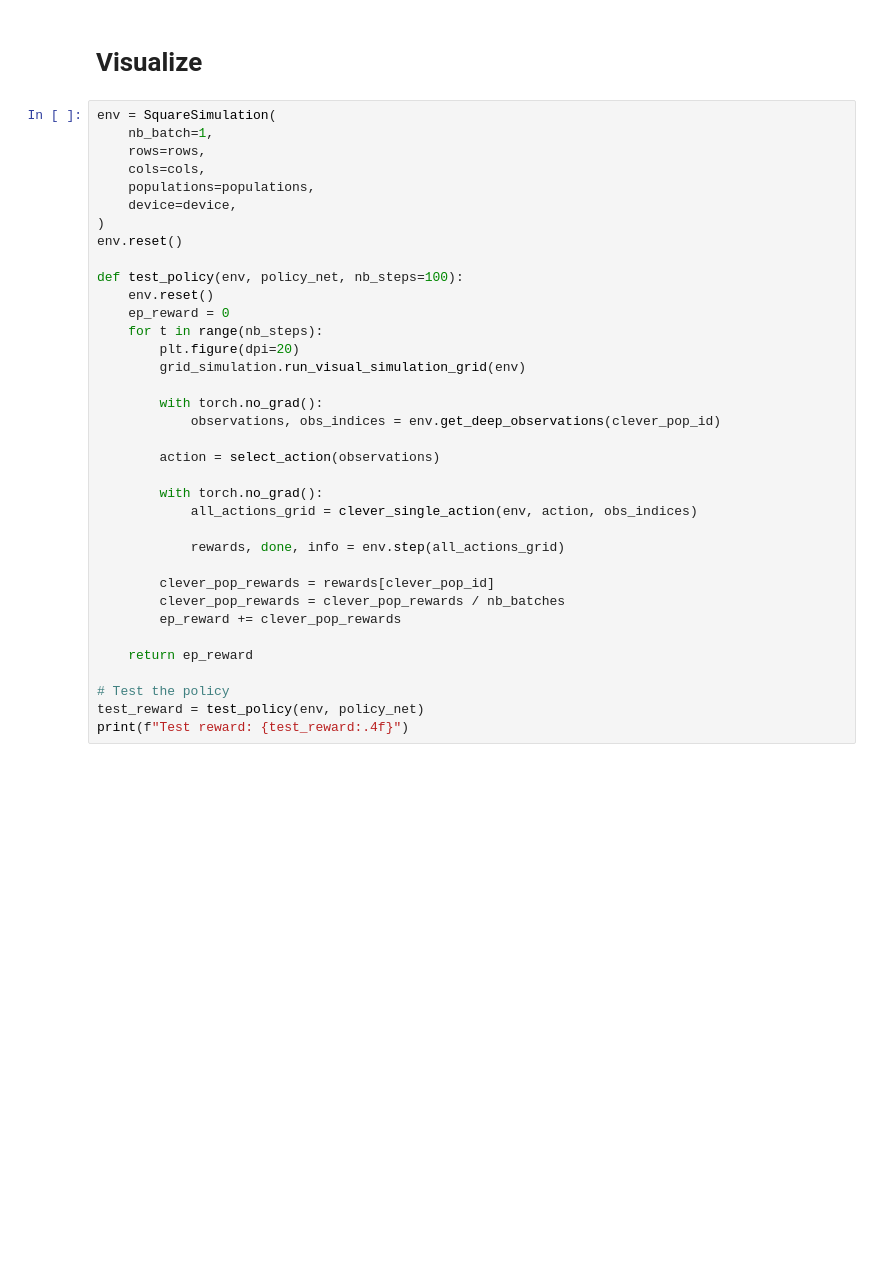
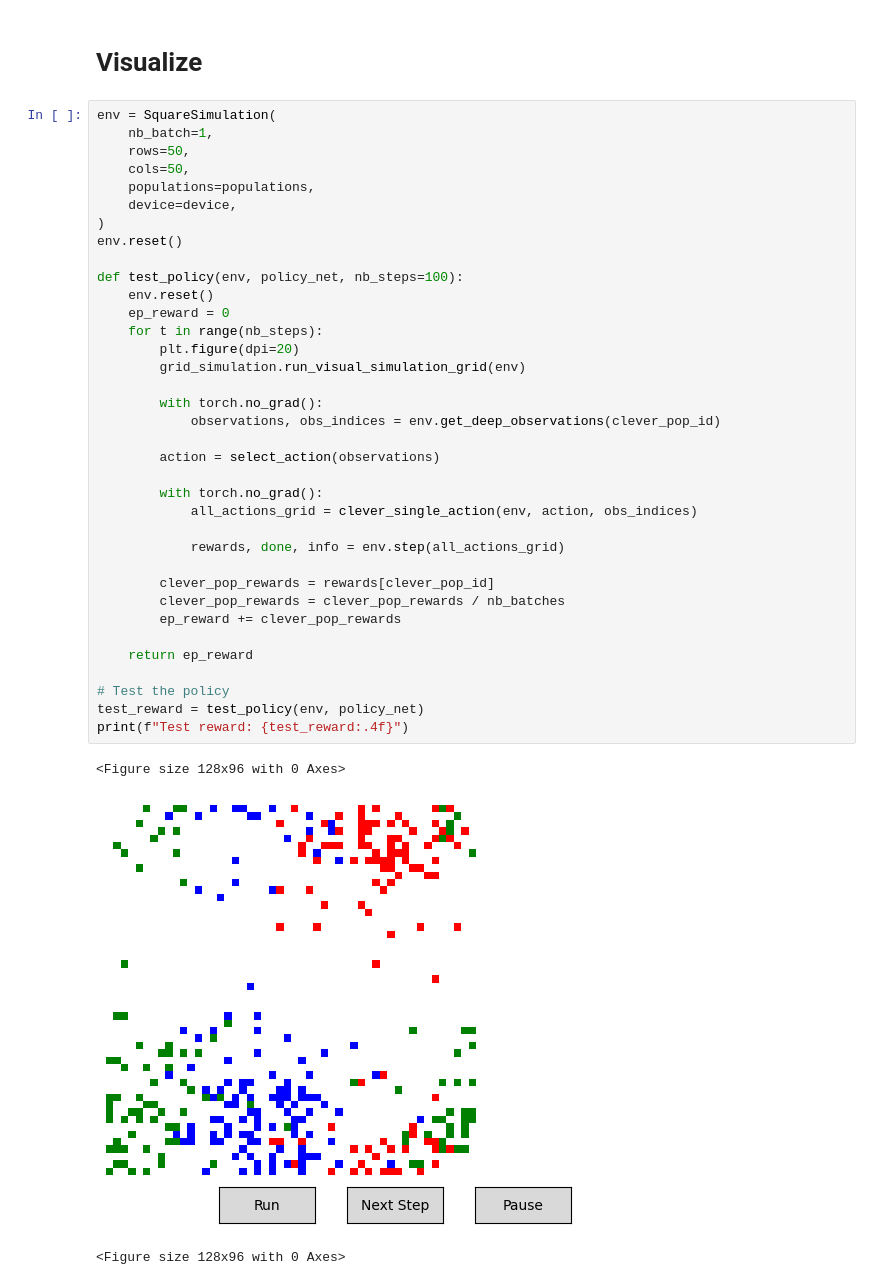
Before and after one commit to theS3b/SHS-Life-Science-Philosophy-Altruism, a Jupyter notebook: Grid Simulation/cuda_env_project/Agent.ipynb, the cells around one changed output. Saved outputs shown, nothing was run; the diff lists cells and outputs as text; blank space fills up the shorter version.

```diff
--- a/Grid Simulation/cuda_env_project/Agent.ipynb
+++ b/Grid Simulation/cuda_env_project/Agent.ipynb
@@ -261,36 +335,40 @@ torch.save(policy_net.state_dict(), "policy_net.pth")
 # %%
 env = SquareSimulation(
     nb_batch=1,
-    rows=rows,
-    cols=cols,
+    rows=50,
+    cols=50,
     populations=populations,
     device=device,
 )
 env.reset()
 
 def test_policy(env, policy_net, nb_steps=100):
     env.reset()
     ep_reward = 0
     for t in range(nb_steps):
         plt.figure(dpi=20)
         grid_simulation.run_visual_simulation_grid(env)
 
         with torch.no_grad():
             observations, obs_indices = env.get_deep_observations(clever_pop_id)
 
         action = select_action(observations)
 
         with torch.no_grad():
             all_actions_grid = clever_single_action(env, action, obs_indices)
 
             rewards, done, info = env.step(all_actions_grid)
 
         clever_pop_rewards = rewards[clever_pop_id]
         clever_pop_rewards = clever_pop_rewards / nb_batches
         ep_reward += clever_pop_rewards
 
     return ep_reward
 
 # Test the policy
 test_reward = test_policy(env, policy_net)
 print(f"Test reward: {test_reward:.4f}")
+# %% [output]
+<Figure size 128x96 with 0 Axes>
+[figure, added]
+<Figure size 128x96 with 0 Axes>
```
Also changed, not shown: parts of 6 cells of this notebook, 2 other files.
